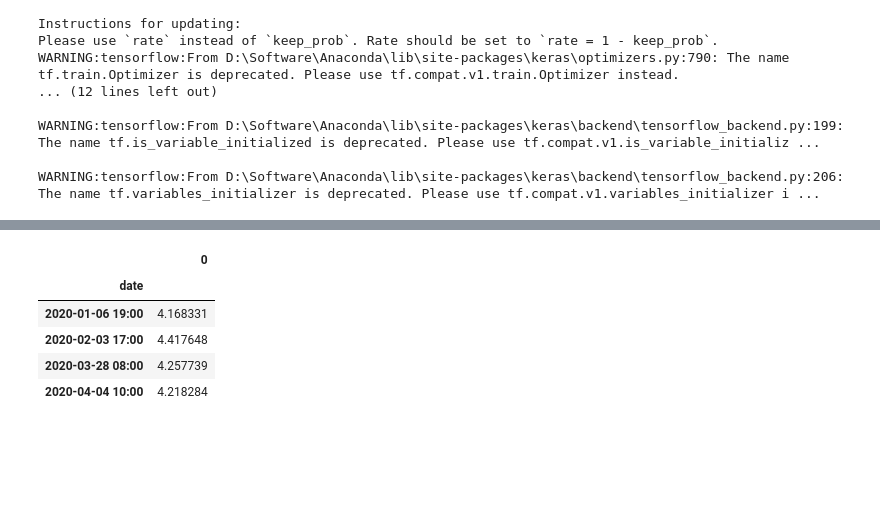
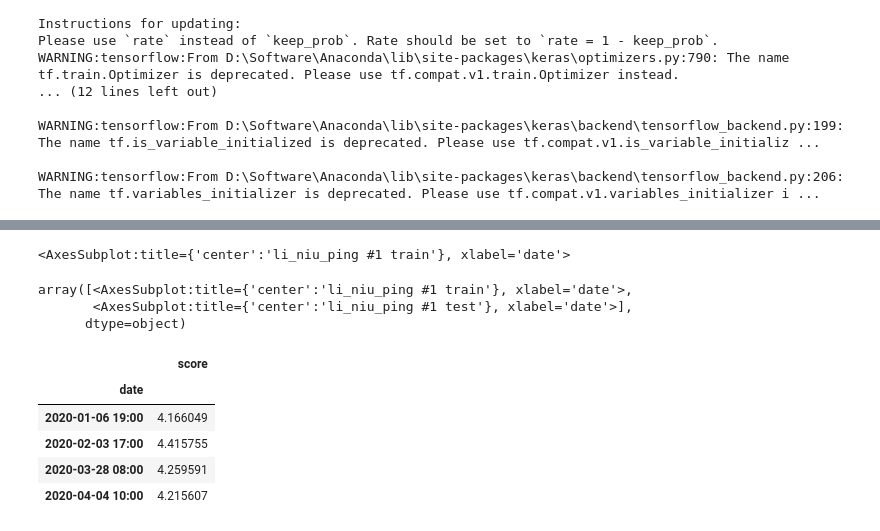
Before and after one commit to AiZhanghan/gearbox-fault-detection, a Jupyter notebook: code/train/li_niu_ping/1.ipynb, the cells around one changed output, grey strips where cells are left out. Drawn from its saved outputs; the diff is of its cells as text; code cells hidden in the pictures; blank space fills up the shorter version.

```diff
--- a/code/train/li_niu_ping/1.ipynb
+++ b/code/train/li_niu_ping/1.ipynb
@@ -113,9 +117,19 @@ anomaly_scores.plot()
+# %%
+ax[0]
+# %% [output]
+<AxesSubplot:title={'center':'li_niu_ping #1 train'}, xlabel='date'>
+# %%
+ax
+# %% [output]
+array([<AxesSubplot:title={'center':'li_niu_ping #1 train'}, xlabel='date'>,
+       <AxesSubplot:title={'center':'li_niu_ping #1 test'}, xlabel='date'>],
+      dtype=object)
 # %%
-anomaly_scores[anomaly_scores[0] > 4]
+anomaly_scores[anomaly_scores.score > 4]
 # %% [output]
-|  | 0 |
+|  | score |
 | date |  |
-| 2020-01-06 19:00 | 4.168331 |
-| 2020-02-03 17:00 | 4.417648 |
-| 2020-03-28 08:00 | 4.257739 |
-| 2020-04-04 10:00 | 4.218284 |
+| 2020-01-06 19:00 | 4.166049 |
+| 2020-02-03 17:00 | 4.415755 |
+| 2020-03-28 08:00 | 4.259591 |
+| 2020-04-04 10:00 | 4.215607 |
```
Also changed, not shown: parts of 7 cells of this notebook, 15 other files.
